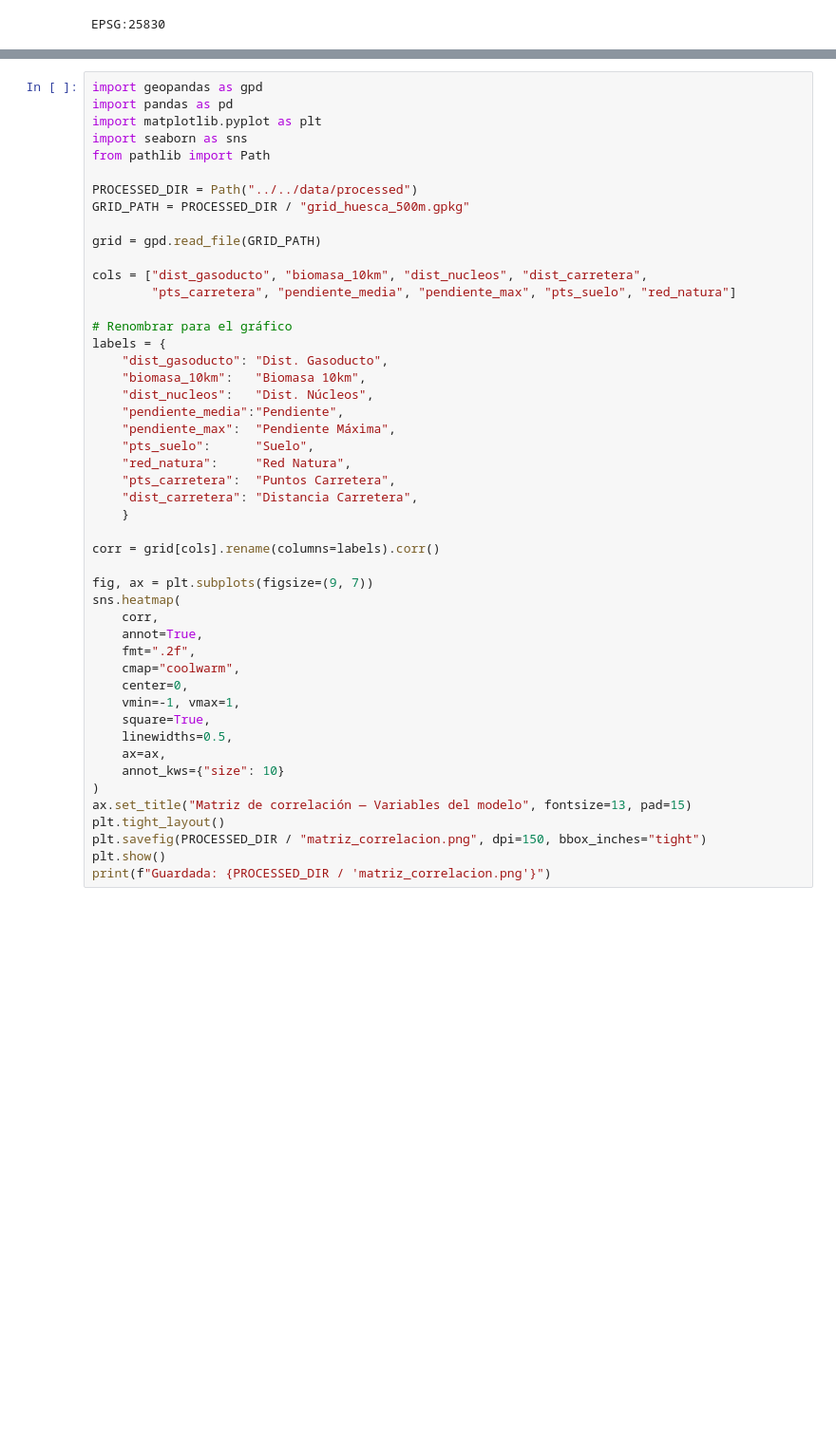
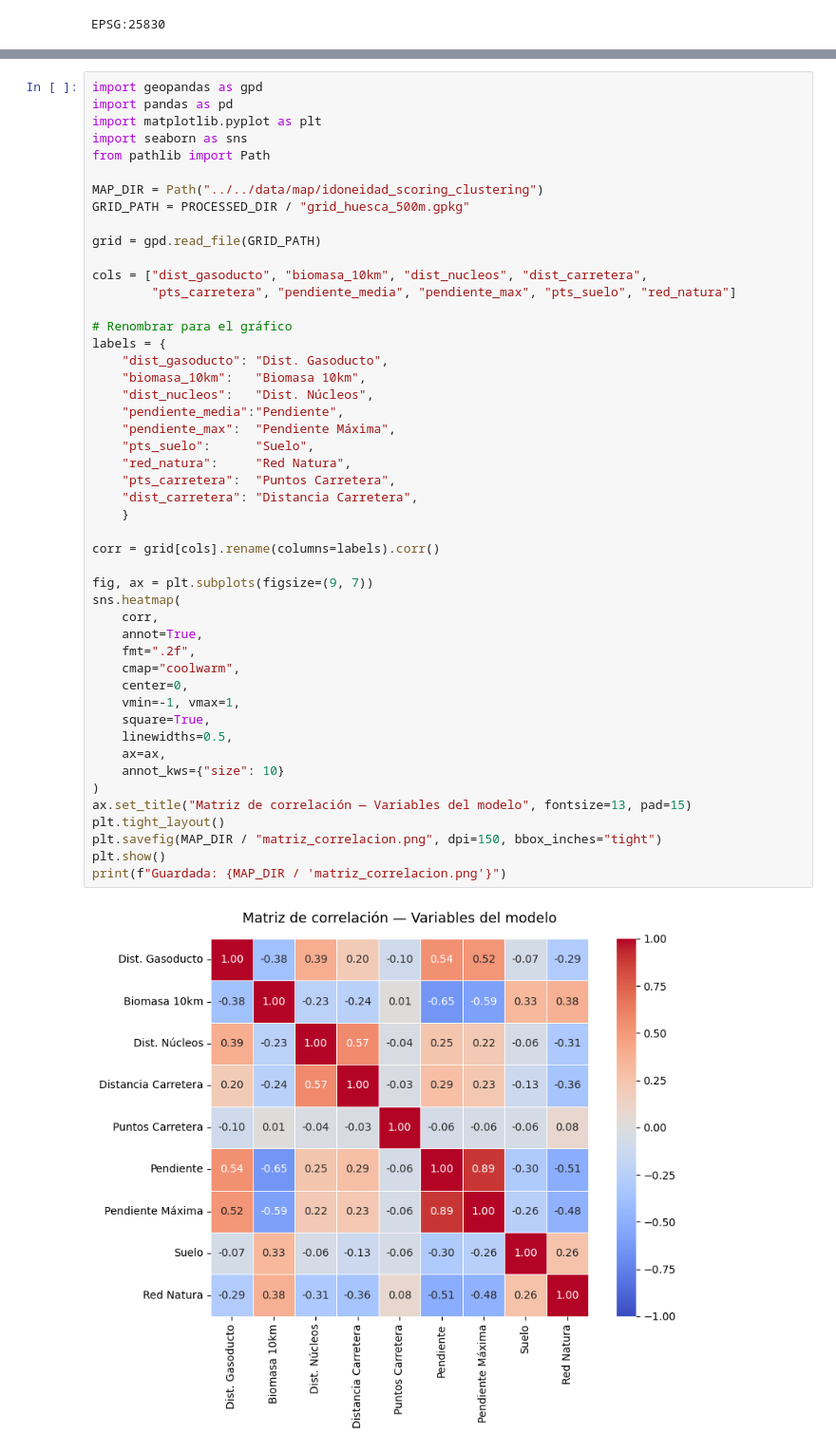
Before and after one commit to BabylonFushi/Biomethane-Plant-Design, a Jupyter notebook: notebooks/02_analysis/idoneidad_scoring_clustering.ipynb, the cells around one changed output, grey strips where cells are left out. Shown at 95% size. Drawn from its saved outputs; the diff is of its cells as text; blank space fills up the shorter version.

```diff
--- a/notebooks/02_analysis/idoneidad_scoring_clustering.ipynb
+++ b/notebooks/02_analysis/idoneidad_scoring_clustering.ipynb
@@ -625,7 +839,7 @@ import matplotlib.pyplot as plt
 import seaborn as sns
 from pathlib import Path
 
-PROCESSED_DIR = Path("../../data/processed")
+MAP_DIR = Path("../../data/map/idoneidad_scoring_clustering")
 GRID_PATH = PROCESSED_DIR / "grid_huesca_500m.gpkg"
 
 grid = gpd.read_file(GRID_PATH)
@@ -637,32 +851,34 @@ cols = ["dist_gasoducto", "biomasa_10km", "dist_nucleos", "dist_carretera",
 labels = {
     "dist_gasoducto": "Dist. Gasoducto",
     "biomasa_10km":   "Biomasa 10km",
     "dist_nucleos":   "Dist. Núcleos",
     "pendiente_media":"Pendiente",
     "pendiente_max":  "Pendiente Máxima",
     "pts_suelo":      "Suelo",
     "red_natura":     "Red Natura",
     "pts_carretera":  "Puntos Carretera",
     "dist_carretera": "Distancia Carretera",
     }
 
 corr = grid[cols].rename(columns=labels).corr()
 
 fig, ax = plt.subplots(figsize=(9, 7))
 sns.heatmap(
     corr,
     annot=True,
     fmt=".2f",
     cmap="coolwarm",
     center=0,
     vmin=-1, vmax=1,
     square=True,
     linewidths=0.5,
     ax=ax,
     annot_kws={"size": 10}
 )
 ax.set_title("Matriz de correlación — Variables del modelo", fontsize=13, pad=15)
 plt.tight_layout()
-plt.savefig(PROCESSED_DIR / "matriz_correlacion.png", dpi=150, bbox_inches="tight")
+plt.savefig(MAP_DIR / "matriz_correlacion.png", dpi=150, bbox_inches="tight")
 plt.show()
-print(f"Guardada: {PROCESSED_DIR / 'matriz_correlacion.png'}")
+print(f"Guardada: {MAP_DIR / 'matriz_correlacion.png'}")
+# %% [output]
+[figure, added]
```
Also changed, not shown: parts of 29 cells of this notebook, 13 other files.
